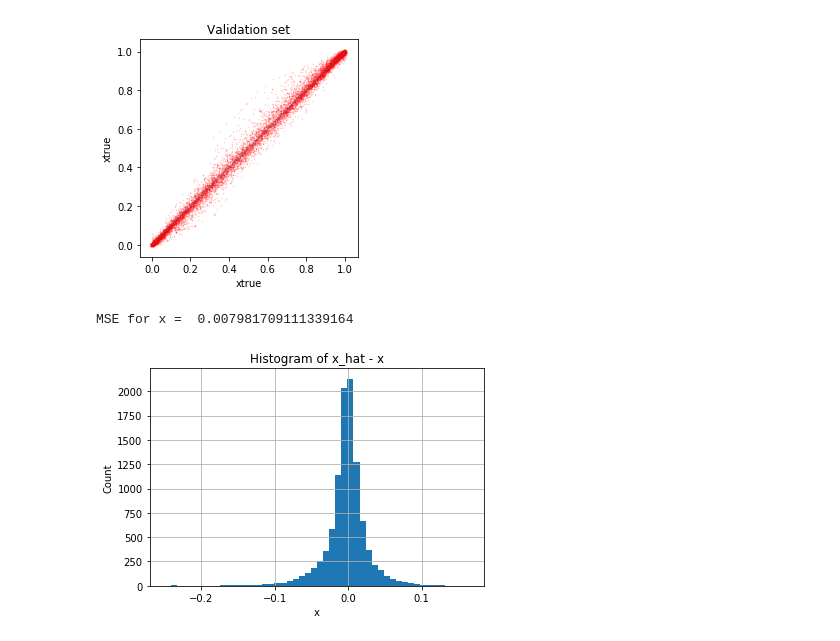
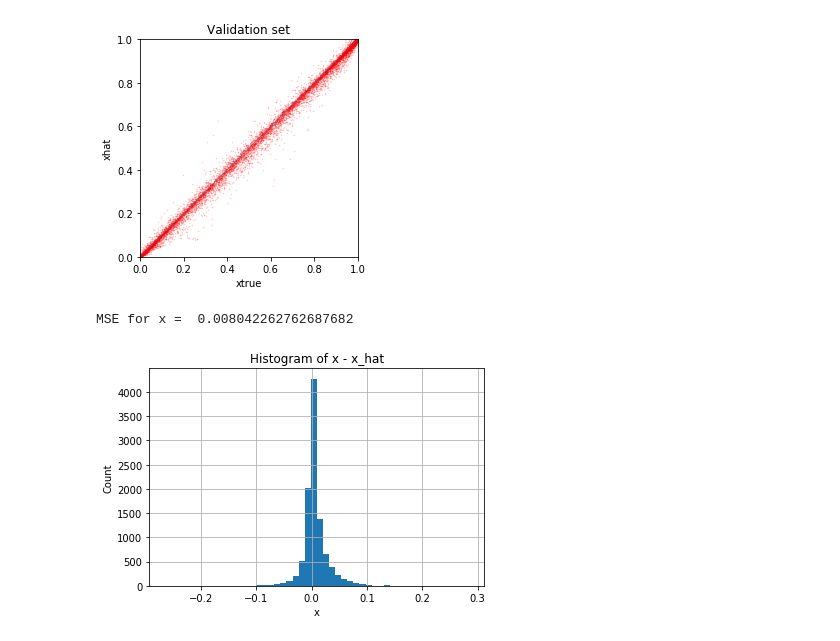
Before and after one commit to XaqLab/InferringInference, a Jupyter notebook: notebooks/PF-experiments.ipynb, the cells around one changed output. Drawn from its saved outputs; the diff is of its cells as text; code cells hidden in the pictures.

```diff
--- a/notebooks/PF-experiments.ipynb
+++ b/notebooks/PF-experiments.ipynb
@@ -14,8 +14,8 @@ Nr = 10   # No. of neurons
 Ny = 6
 
 # Noise covariances
-q_process = 1e-5
-q_obs     = 0.04
+q_process = 1e-6
+q_obs     = 0.05
 Q_process = q_process*np.eye(Ns)    # process noise
 Q_obs     = q_obs*np.eye(Nr)        # use zero noise in train inputs to RNN
 
@@ -35,7 +35,7 @@ ground truth TAP model parameters
 lam = np.array([0.25])  # low pass filtering constant for the TAP dynamics
 G   = np.array([0,2,0,0,0,0,0,0,0,0,4,-4,0,-8,8,0,0,0]) # message passing parameters of the TAP equation
 J   = 2*Create_J(Ns, sparsity_J, Jtype, self_coupling_on) # Coupling matrix
-U   = 3*np.random.rand(Nr,Ns) # embedding matrix
+U   = 2*np.random.randn(Nr,Ns) # embedding matrix
 
 if Ns <= Ny:
     V = np.linalg.svd(np.random.randn(Ns,Ny), full_matrices=False)[2]
@@ -49,7 +49,7 @@ theta = np.concatenate([lam, G, JMatToVec(J), U.flatten('F'), V.flatten('F') ])
 Generate measurements
 """
 
-B, T, T_clip  = 100, 50, 0
+B, T, T_clip  = 200, 50, 0
 T_low, T_high = 2, 5
 x, y = generate_trainingdata_numpy(theta, params, B, T, T_clip, T_low, T_high)[0:2]
 
@@ -368,28 +395,33 @@ for bi in range(B):
 """
 Plot results on validation set
 """
+B = x_val.shape[2]
 T_st = 10
 plt.plot(x_val[:,T_st:,:].flatten(), np.dot(PermMat.T, np.reshape(x_hat_val[:,T_st:],[Ns,B*(T+T_clip+1-T_st)])).flatten(),'r.',markersize=1,alpha=0.2)
 plt.plot([0,1],[0,1],linewidth=0.5)
 plt.xlabel('xtrue')
-plt.ylabel('xtrue')
+plt.ylabel('xhat')
 plt.title('Validation set')
 plt.axis('square')
+plt.axis([0,1,0,1])
+#plt.savefig('Xvalidation.pdf')
 plt.show()
 # %% [output]
-[figure, old version]
+[figure, new version]
 # %%
 x_hat_val_ = np.copy(x_hat_val)
 for b in range(B):
     x_hat_val_[...,b] = np.dot(PermMat.T,x_hat_val[...,b])
 
 print('MSE for x = ', np.mean((x_val - x_hat_val_)**2))
 
 T_st = 10
 plt.grid(True)
 plt.hist((x_val[:,T_st:] - x_hat_val_[:,T_st:]).flatten(),50)
-plt.title('Histogram of x_hat - x'); plt.xlabel('x'); plt.ylabel('Count')
+plt.title('Histogram of x - x_hat'); plt.xlabel('x'); plt.ylabel('Count')
+# plt.axis([-0.5,0.5,0,20000])
+#plt.savefig('ErrorHistogramValidation.pdf')
 plt.show()
 # %% [output]
-MSE for x =  0.007981709111339164
+MSE for x =  0.008042262762687682
-[figure, old version]
+[figure, new version]
```
Also changed, not shown: parts of 7 cells of this notebook, 4 other files.
